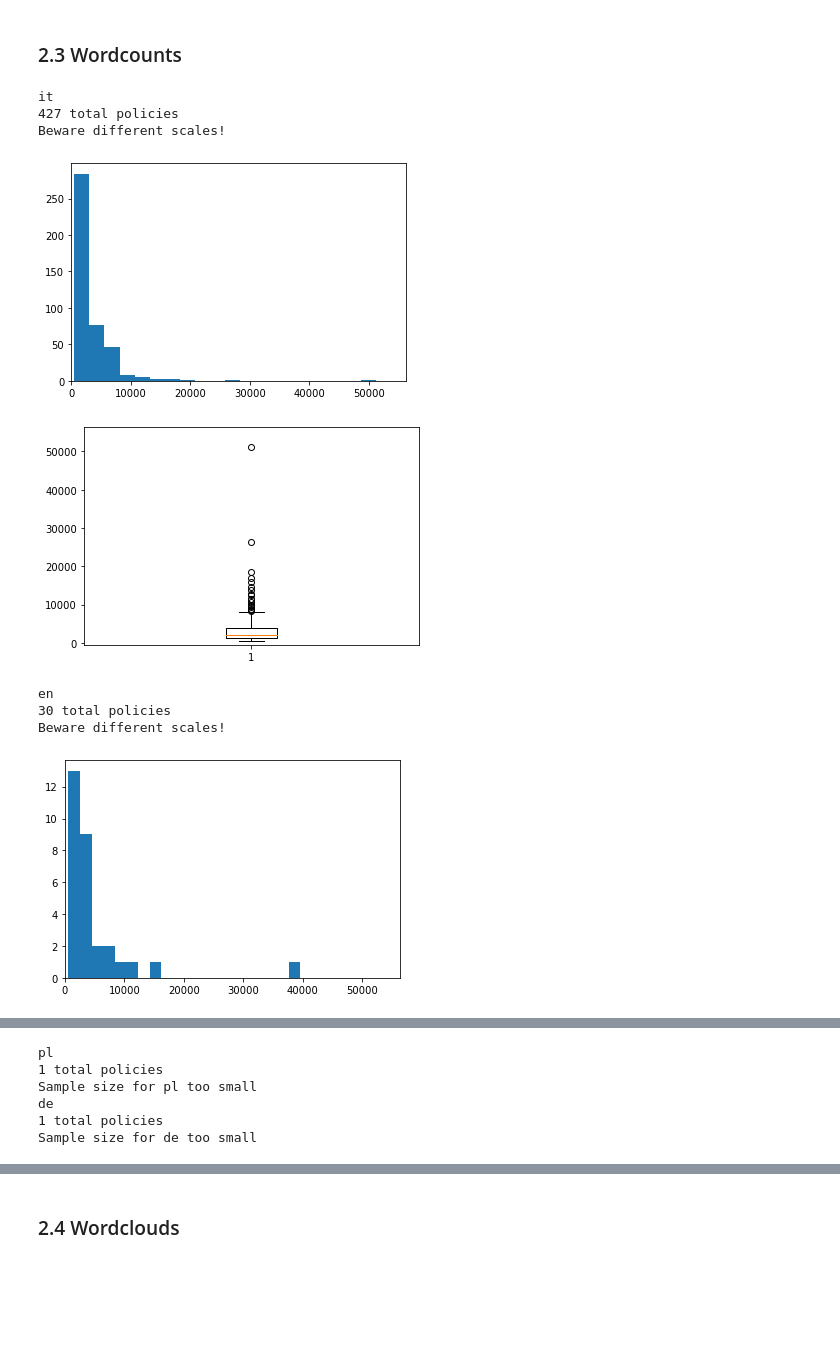
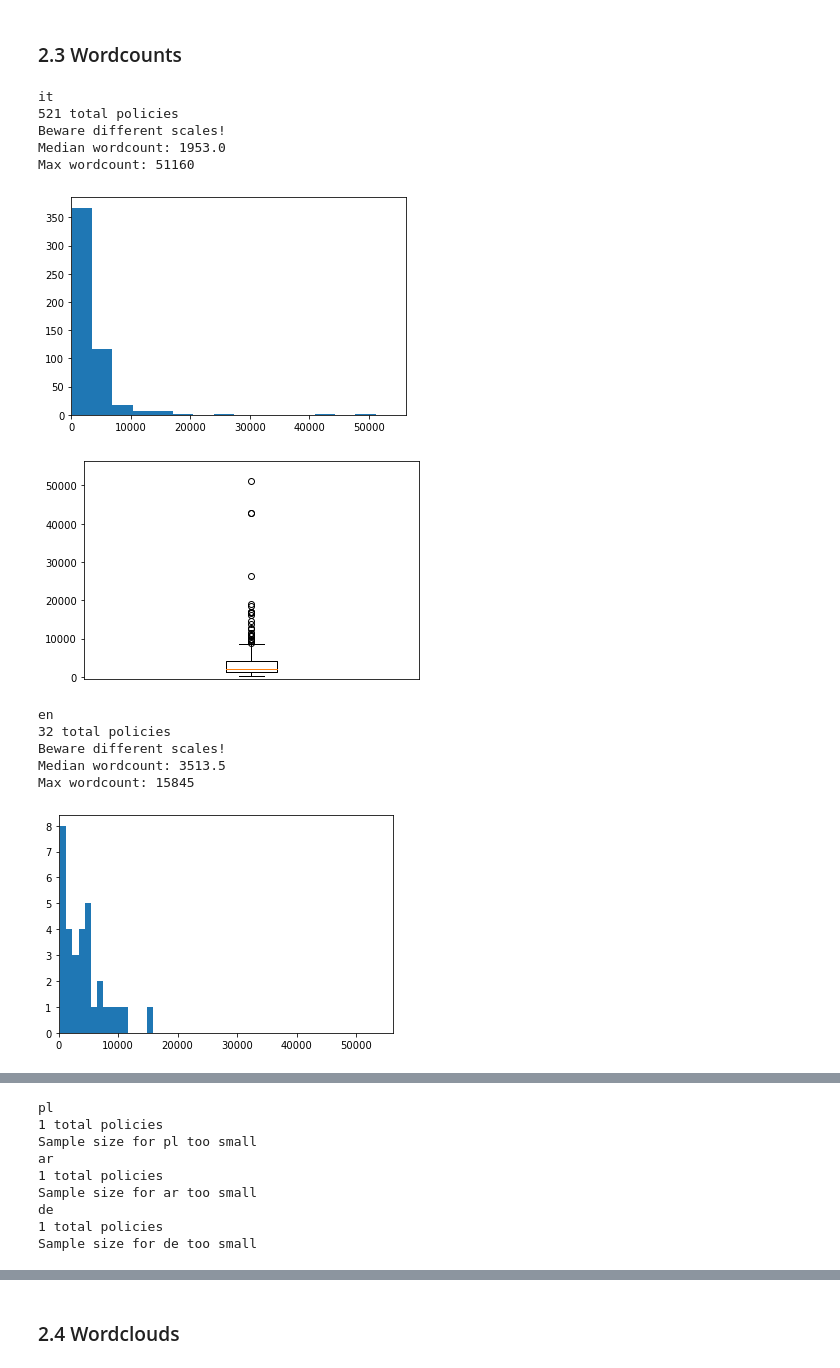
Before and after one commit to gbrsni/policySpider, a Jupyter notebook: Policy analysis.ipynb, the cells around one changed output, grey strips where cells are left out. Saved outputs shown, nothing was run; the diff lists cells and outputs as text; code cells hidden in the pictures; blank space fills up the shorter version.

```diff
--- a/Policy analysis.ipynb
+++ b/Policy analysis.ipynb
@@ -109,0 +125,3 @@ Policy url found but no good policy found: 47
+# %%
+successful = report_json.loc[report_json["success"] == True]
+print(len(successful))
@@ -136,0 +181,13 @@ policy_file_names = successful["policy_file"].tolist()
+# %%
+
+def get_pa_files():
+    gov_pa_files = []
+
+    for name in policy_file_names:
+        if name[len(name) - 11: ] == ".gov.it.txt" \
+            or name[len(name) - 15: ] == ".gov.it:443.txt" \
+            or name == "policy_www.garanteprivacy.it.txt":
+            gov_pa_files.append(open(DATADIR + name))
+    #         print(name)
+
+    return gov_pa_files
@@ -142,11 +323,18 @@ policy_files = []
 for filename in policy_file_names:
     policy_files.append(open(DATADIR + filename))
 
-
 languages = {}
+prevlen = 0
 for file in policy_files:
     languages[file.name] = langid.classify(file.read())[0]
+#     if languages[file.name] != "it" and (languages[file.name]) != "en":
+#         print(languages[file.name])
+#         print(len(languages))
+    if prevlen == len(languages):
+        print(file.name)
+    prevlen = len(languages)
 
 plt.bar(pd.Series(languages).value_counts().keys(), pd.Series(languages).value_counts())
+plt.savefig('images/langs.svg')
 plt.show()
 # %% [output]
@@ -463,39 +862,55 @@ for language in pd.Series(languages).value_counts().keys():
     policy_files = []
     for filename in languages.keys():
         if languages[filename] == language:
             filename = filename[len("data/"):]
             policy_files.append(open(DATADIR + filename))
 
     print(language)
     total_policies_current_language = len(policy_files)
     print(str(total_policies_current_language) + " total policies")
     if total_policies_current_language < 10: # Ignore small sample sizes
         print("Sample size for " + language + " too small")
         continue
 
     wordcounts = []
+    max_wordcount = 0
     for file in policy_files:
-        wordcounts.append(len(file.read().split()))
+        wc = len(file.read().split())
+        wordcounts.append(wc)
+        if wc > max_wordcount:
+            max_wordcount = wc
 
 #     plt.ylim(0, 15)
 
 #     plt.ylim(0, 300) # !!!
     print("Beware different scales!")
 
+    median_wordcount = np.median(wordcounts)
+    print("Median wordcount: " + str(median_wordcount))
+    print("Max wordcount: " + str(max_wordcount))
+
     plt.xlim(0, highest_wordcount * 1.1)
-    plt.hist(wordcounts, 20)
+    plt.hist(wordcounts, 15)
+    plt.savefig('images/wordcounthist' + language + '.svg')
     plt.show()
 
     plt.ylim(-(highest_wordcount / 100), highest_wordcount * 1.1)
     plt.boxplot(wordcounts)
+#     plt.axhline(y = 20000)
+    plt.xticks([])
+    plt.savefig('images/wordcountbox' + language + '.svg')
     plt.show()
 # %% [output]
 it
-427 total policies
+521 total policies
 Beware different scales!
+Median wordcount: 1953.0
+Max wordcount: 51160
-[figure, old version]
+[figure, new version]
-[figure, old version]
+[figure, new version]
 en
-30 total policies
+32 total policies
 Beware different scales!
+Median wordcount: 3513.5
+Max wordcount: 15845
-[figure, old version]
+[figure, new version]
@@ -503,6 +918,9 @@ Beware different scales!
 pl
 1 total policies
 Sample size for pl too small
+ar
+1 total policies
+Sample size for ar too small
 de
 1 total policies
 Sample size for de too small
```
Also changed, not shown: parts of 37 cells of this notebook.
